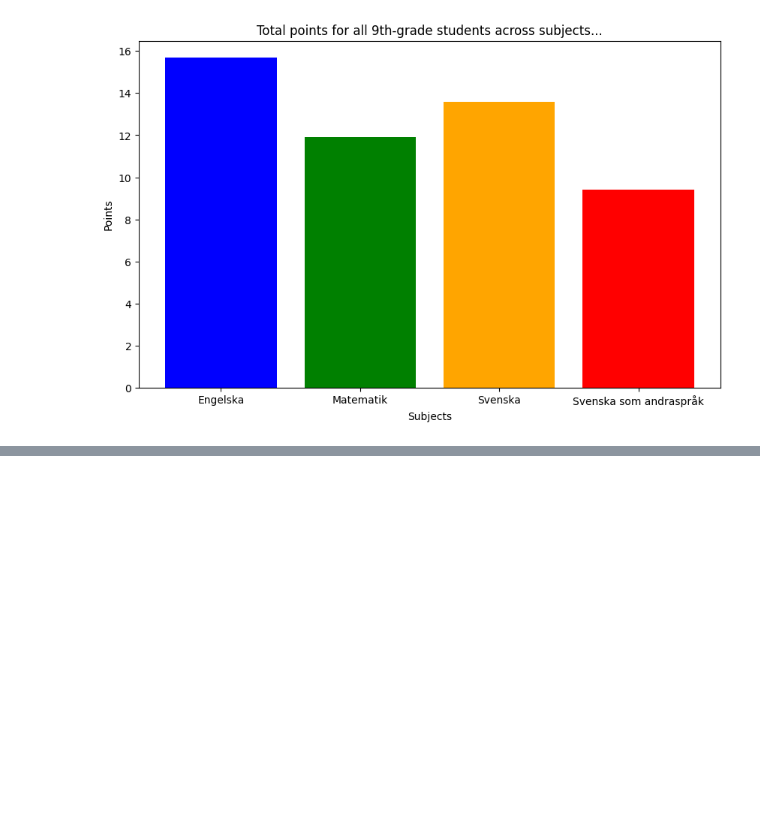
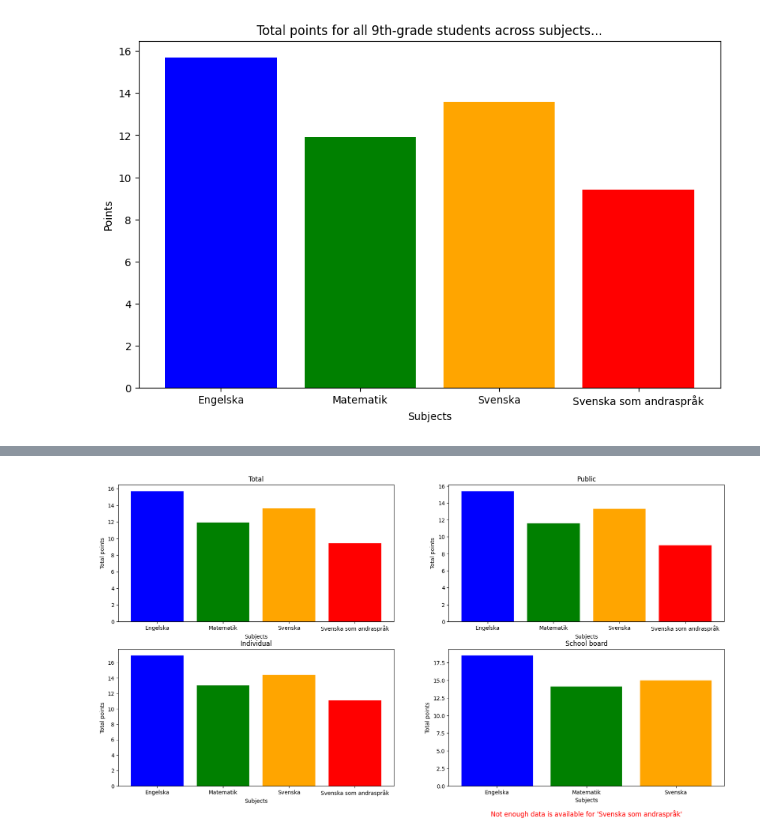
Before and after one commit to KevinKinnunen/Python-Kevin-Kinnunen-OPA23, a Jupyter notebook: labs/lab2/main.ipynb, the cells around one changed output, grey strips where cells are left out. Cells and saved outputs as stored; diff of their text form; code cells hidden in the pictures; blank space fills up the shorter version.

```diff
--- a/labs/lab2/main.ipynb
+++ b/labs/lab2/main.ipynb
@@ -111,0 +122,77 @@ plt.show()
+# %%
+# Dictionary for 'Huvudman: Samtliga'
+huvudman_samtliga = {
+    'Engelska': df_english['Totalt (Poäng)'][0],
+    'Matematik': df_math['Totalt (Poäng)'][0],
+    'Svenska': df_swedish['Totalt (Poäng)'][0],
+    'Svenska som andraspråk': df_swedish_as_secondlang['Totalt (Poäng)'][0]
+}
+
+# Dictionary for 'Huvudman: Kommunal'
+huvudman_kommunal = {
+    'Engelska': df_english['Totalt (Poäng)'][1],
+    'Matematik': df_math['Totalt (Poäng)'][1],
+    'Svenska': df_swedish['Totalt (Poäng)'][1],
+    'Svenska som andraspråk': df_swedish_as_secondlang['Totalt (Poäng)'][1]
+}
+
+# Dictionary for 'Huvudman: Enskild'
+huvudman_enskild = {
+    'Engelska': df_english['Totalt (Poäng)'][2],
+    'Matematik': df_math['Totalt (Poäng)'][2],
+    'Svenska': df_swedish['Totalt (Poäng)'][2],
+    'Svenska som andraspråk': df_swedish_as_secondlang['Totalt (Poäng)'][2]
+}
+
+# Filter rows where 'Huvudman' is 'Skolverket' and select the first matching row
+skolverket_row_modified = df_swedish_as_secondlang[df_swedish_as_secondlang['Huvudman'] == 'Skolverket'].iloc[0]
+# Convert the 'Totalt (Poäng)' column to numeric (if it's not already)
+skolverket_row_modified['Totalt (Poäng)'] = pd.to_numeric(skolverket_row_modified['Totalt (Poäng)'], errors='coerce')
+# Replace all occurrences of '..' with '0' in the 'Totalt (Poäng)' column of the Skolverket row
+skolverket_row_modified.replace('..', '0', inplace=True)
+
+# Dictionary for 'Huvudman: Skolverket'
+huvudman_skolverket = {
+    'Engelska': df_english['Totalt (Poäng)'][3],
+    'Matematik': df_math['Totalt (Poäng)'][3],
+    'Svenska': df_swedish['Totalt (Poäng)'][3],
+    'Svenska som andraspråk': skolverket_row_modified['Totalt (Poäng)'] # Added converted and replaced value to the dict for subplots
+}
+
+# Create a figure and subplots
+fig, axs = plt.subplots(2, 2, figsize=(20, 10))
+
+# Draw a bar chart for the entity "Samtliga" in the first subplot (axs[0, 0])
+axs[0, 0].bar(huvudman_samtliga.keys(), huvudman_samtliga.values(), color=colors) # Using the dict huvudman_samtliga, keys represents x-axis and values represents y-axis
+axs[0, 0].set_title('Total')
+axs[0, 0].set_xlabel('Subjects')
+axs[0, 0].set_ylabel('Total points')
+
+# Draw a bar chart for the entity "Kommunal" in the second subplot (axs[0, 1])
+axs[0, 1].bar(huvudman_kommunal.keys(), huvudman_kommunal.values(), color=colors) # Using the dict huvudman_kommunal, keys represents x-axis and values represents y-axis
+axs[0, 1].set_title('Public')
+axs[0, 1].set_xlabel('Subjects')
+axs[0, 1].set_ylabel('Total points')
+
+# Draw a bar chart for the entity "Enskild" in the second subplot (axs[0, 1])
+axs[1, 0].bar(huvudman_enskild.keys(), huvudman_enskild.values(), color=colors) # Using the dict huvudman_enskild keys, represents x-axis and values represents y-axis
+axs[1, 0].set_title('Individual')
+axs[1, 0].set_xlabel('Subjects')
+axs[1, 0].set_ylabel('Total points')
+
+# Draw a bar chart for the entity "Skolverket" in the fourth subplot (axs[1, 1])
+axs[1, 1].bar(huvudman_skolverket.keys(), huvudman_skolverket.values(), color=colors) # Using the dict huvudman_skolverket, keys represents x-axis and values represents y-axis
+axs[1, 1].set_title('School board')
+axs[1, 1].set_xlabel('Subjects')
+axs[1, 1].set_ylabel('Total points')
+
+# Add a note to the subplot where 'Svenska som andraspråk' is plotted
+note_text = "Not enough data is available for 'Svenska som andraspråk'"
+axs[1, 1].text(1.0, -4, note_text, ha='center', va='center', fontsize=12, color='red')
+
+# Save graph as a PNG file with color
+plt.savefig('visualizations/total_points_subplots(Task 0D).png', bbox_inches='tight', facecolor='white')
+
+plt.show()
+# %% [output]
+[figure, added]
```
Also changed, not shown: parts of 8 cells of this notebook, 3 other files.
